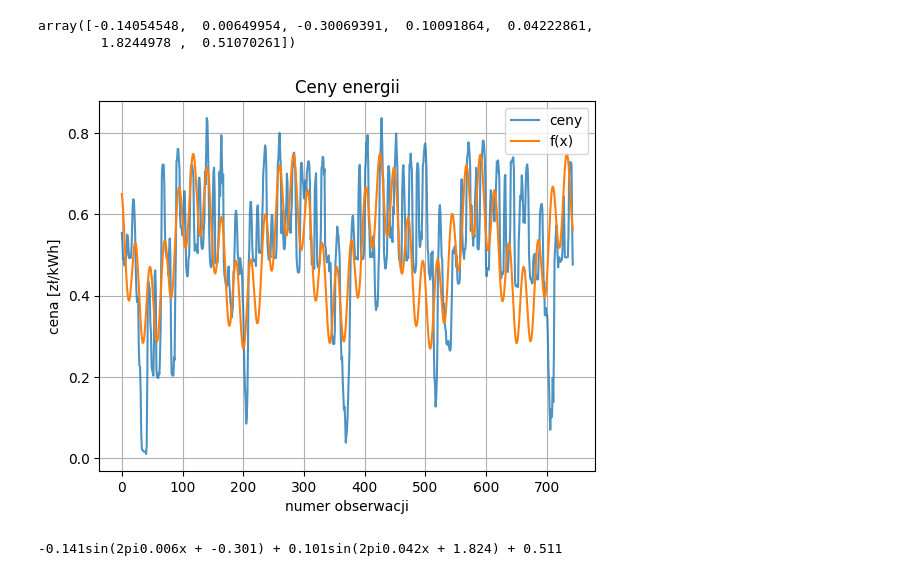
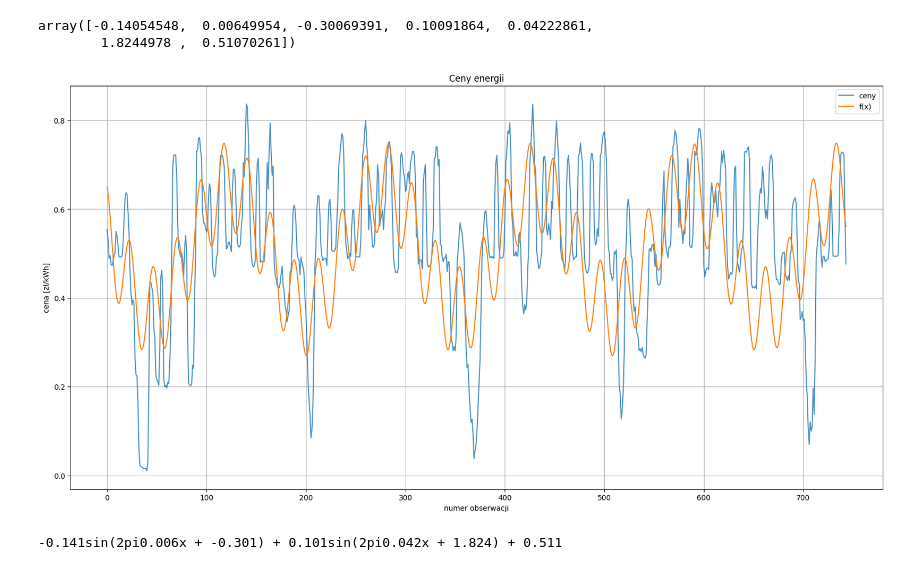
Before and after one commit to mlubneuskaya/energy, a Jupyter notebook: energy.ipynb, the cells around one changed output. Saved outputs shown, nothing was run; the diff lists cells and outputs as text; code cells hidden in the pictures.

```diff
--- a/energy.ipynb
+++ b/energy.ipynb
@@ -71,11 +73,12 @@ price_params[0]
 array([-0.14054548,  0.00649954, -0.30069391,  0.10091864,  0.04222861,
         1.8244978 ,  0.51070261])
 # %%
+fig, ax = plt.subplots(figsize=(20,10))
 _ = prices.RCE.plot(grid=True, xlabel='numer obserwacji', ylabel='cena [zł/kWh]', title='Ceny energii', alpha=0.8)
 _ = plt.plot(prices.index, _price_func(prices.index, *price_params[0]), c='C1', alpha=1)
 _ = plt.legend(['ceny', 'f(x)'])
 # %% [output]
-[figure, old version]
+[figure, new version]
 # %%
 print('{}sin(2pi{}x + {}) + {}sin(2pi{}x + {}) + {}'.
       format(*[np.round(param, 3) for param in price_params[0]]))
```
Also changed, not shown: parts of 12 cells of this notebook.
